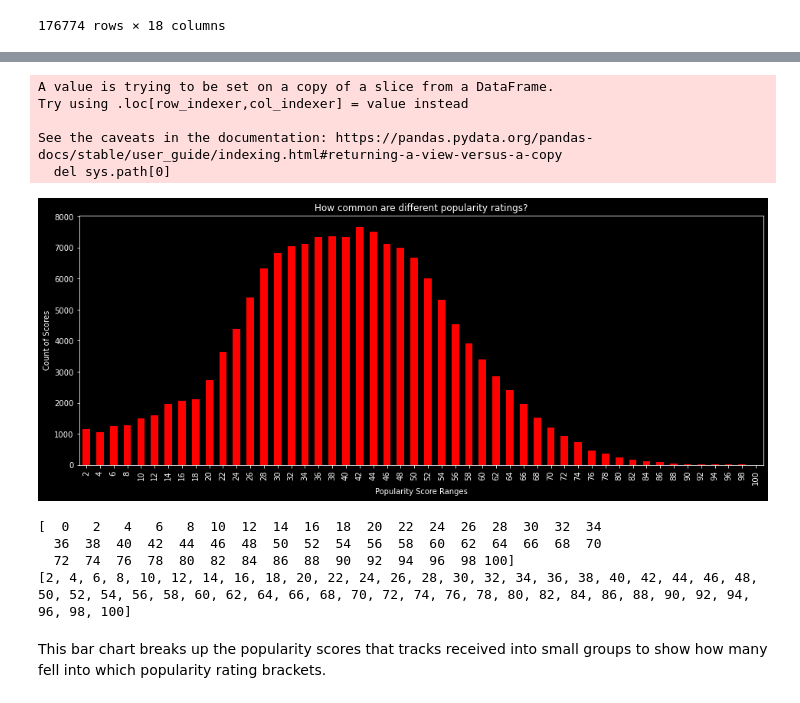
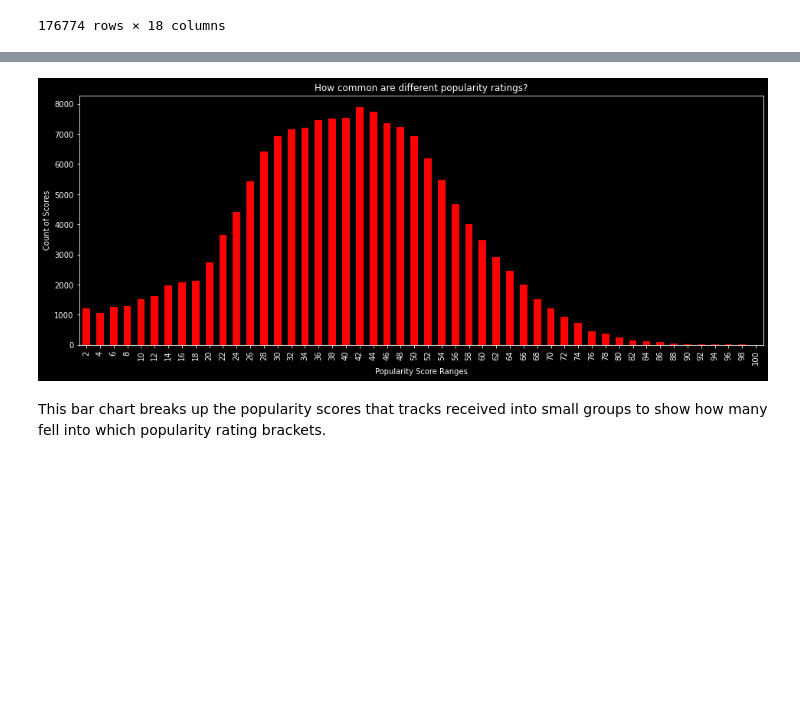
Before and after one commit to JohanEhrhardt/Project-1, a Jupyter notebook: analysis.ipynb, the cells around one changed output, grey strips where cells are left out. Saved outputs shown, nothing was run; the diff lists cells and outputs as text; code cells hidden in the pictures; blank space fills up the shorter version.

```diff
--- a/analysis v2.1.ipynb
+++ b/analysis.ipynb
@@ -35,11 +40,3 @@ clean_dupes
 | 232721 | Soul | Jr Thomas & The Volcanos | Burning Fire | 1qWZdkBl4UVPj9lK6HuuFM | 38 | 0.0329 | 0.785 | 282447 | 0.683 | ... |
 | 232724 | Soul | Mint Condition | You Don't Have To Hurt No More | 34XO9RwPMKjbvRry54QzWn | 35 | 0.0973 | 0.758 | 323027 | 0.470 | ... |
 176774 rows × 18 columns
-# %%
-# Dropping the track_id and duration_ms columns because they won't be used in analysis
-try:
-    clean_dupes.drop('Track ID', axis=1, inplace=True)
-    clean_dupes.drop('Duration', axis=1, inplace=True)
-except:
-    print("Columns have been dropped.")
-clean_dupes
@@ -84,38 +86,26 @@ clean_spotify_data
 # %%
-# Popularity count chart
-pop_chart_data = clean_spotify_data
-
-pop = pop_chart_data["Popularity"]
+# The variable 'pop' will be used throughout
+pop = clean_spotify_data["Popularity"]
 bins = np.arange(0, 101, 2)
 count_labels = []
 
 for x in bins:
     str((x))
     count_labels.append(x)
 del count_labels[0]
 
-pop_chart_data["Popularity Count"] = pd.cut(pop_chart_data["Popularity"], bins, labels=count_labels)
-pop_chart_group = pop_chart_data.groupby("Popularity Count")
-#may not be as good a unique identifier as track id ??
-pop_count_uni = pop_chart_group["Track Name"].nunique()
+clean_spotify_data["Popularity Count"] = pd.cut(clean_spotify_data["Popularity"], bins, labels=count_labels)
+pop_chart_group = clean_spotify_data.groupby("Popularity Count")
+pop_count_uni = pop_chart_group["Track ID"].nunique()
+pop_count_uni.plot(kind="bar", color='red', align="center", width=0.55, figsize = (16,6))
 
-pop_count_uni.plot(kind="bar", color='red', align="center", width=0.55, figsize = (16,6))
 plt.title("How common are different popularity ratings?")
 plt.xlabel("Popularity Score Ranges")
 plt.ylabel("Count of Scores")
-plt.style.use('dark_background')
+plt.savefig("graphs\%1.pop_count.png")
 plt.show()
 # %% [output]
-A value is trying to be set on a copy of a slice from a DataFrame.
-Try using .loc[row_indexer,col_indexer] = value instead
-
-See the caveats in the documentation: https://pandas.pydata.org/pandas-docs/stable/user_guide/indexing.html#returning-a-view-versus-a-copy
-  del sys.path[0]
-[figure, old version]
+[figure, new version]
-[  0   2   4   6   8  10  12  14  16  18  20  22  24  26  28  30  32  34
-  36  38  40  42  44  46  48  50  52  54  56  58  60  62  64  66  68  70
-  72  74  76  78  80  82  84  86  88  90  92  94  96  98 100]
-[2, 4, 6, 8, 10, 12, 14, 16, 18, 20, 22, 24, 26, 28, 30, 32, 34, 36, 38, 40, 42, 44, 46, 48, 50, 52, 54, 56, 58, 60, 62, 64, 66, 68, 70, 72, 74, 76, 78, 80, 82, 84, 86, 88, 90, 92, 94, 96, 98, 100]
 # %% [markdown]
 This bar chart breaks up the popularity scores that tracks received into small groups to show how many fell into which popularity rating brackets.
 # %%
```
Also changed, not shown: parts of 14 cells of this notebook, 1 other file.
